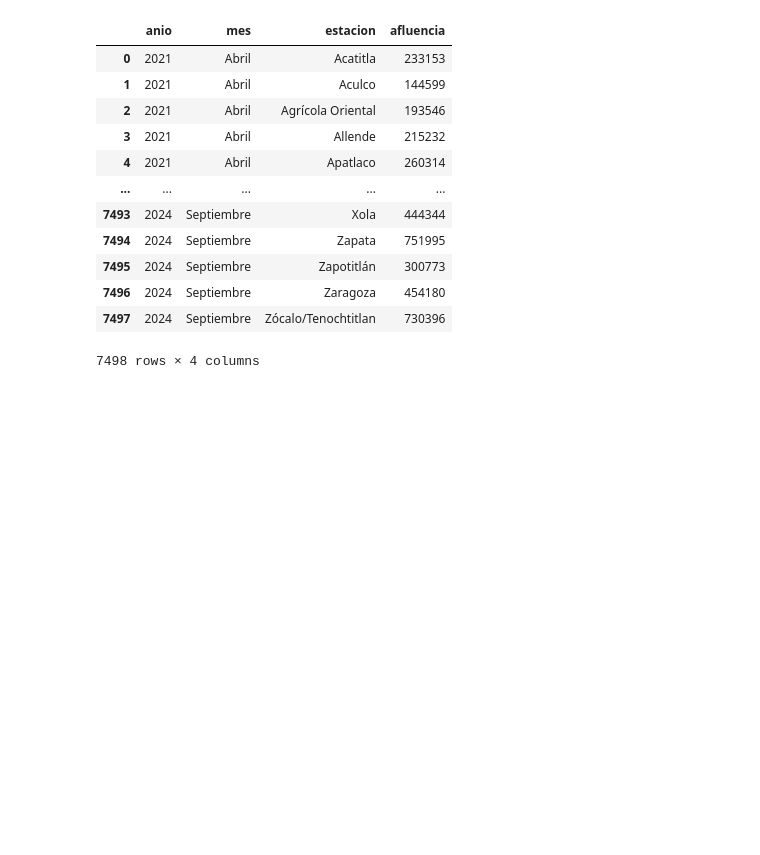
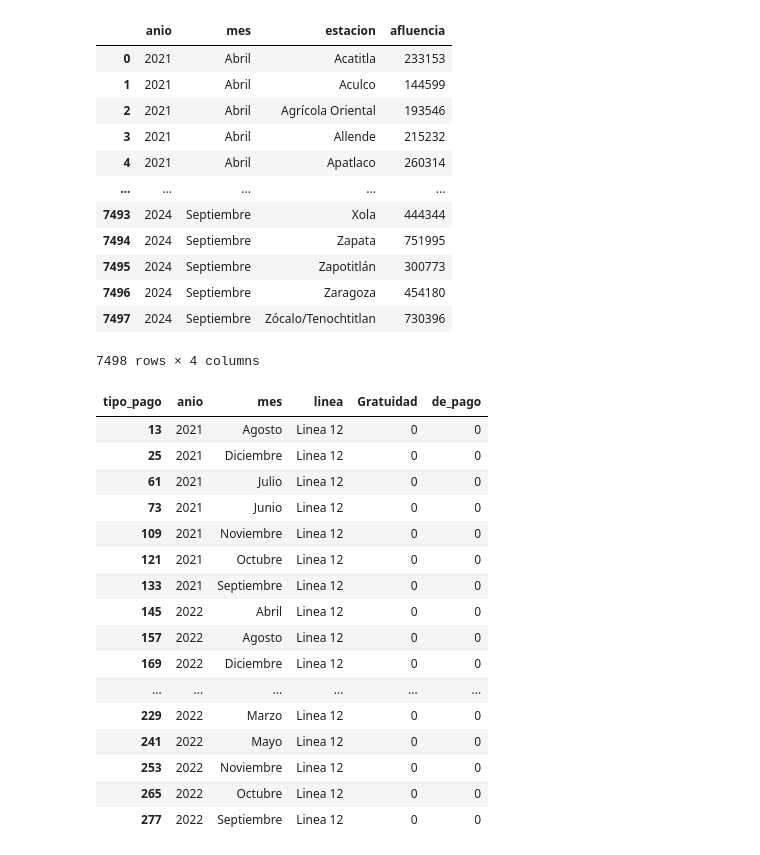
Before and after one commit to hukitan/TT_render, a Jupyter notebook: notebooks/EDA.ipynb, the cells around one changed output. Saved outputs shown, nothing was run; the diff lists cells and outputs as text; code cells hidden in the pictures; blank space fills up the shorter version.

```diff
--- a/notebooks/EDA.ipynb
+++ b/notebooks/EDA.ipynb
@@ -152,5 +157,24 @@ fig.show()
 # %%
 graf2d = aflue.pivot_table(index=["anio", "mes", "linea"],columns="tipo_pago", values="afluencia", aggfunc="sum").reset_index()
 graf2d["de_pago"] = graf2d["Boleto"] + graf2d["Prepago"]
 graf2d = graf2d.drop(columns=['Boleto', "Prepago"])
+graf2d[graf2d["de_pago"]==0] #producto de la clausura del metro debido al accidente
+# %% [output]
+| tipo_pago | anio | mes | linea | Gratuidad | de_pago |
+| 13 | 2021 | Agosto | Linea 12 | 0 | 0 |
+| 25 | 2021 | Diciembre | Linea 12 | 0 | 0 |
+| 61 | 2021 | Julio | Linea 12 | 0 | 0 |
+| 73 | 2021 | Junio | Linea 12 | 0 | 0 |
+| 109 | 2021 | Noviembre | Linea 12 | 0 | 0 |
+| 121 | 2021 | Octubre | Linea 12 | 0 | 0 |
+| 133 | 2021 | Septiembre | Linea 12 | 0 | 0 |
+| 145 | 2022 | Abril | Linea 12 | 0 | 0 |
+| 157 | 2022 | Agosto | Linea 12 | 0 | 0 |
+| 169 | 2022 | Diciembre | Linea 12 | 0 | 0 |
+| ... | ... | ... | ... | ... | ... |
+| 229 | 2022 | Marzo | Linea 12 | 0 | 0 |
+| 241 | 2022 | Mayo | Linea 12 | 0 | 0 |
+| 253 | 2022 | Noviembre | Linea 12 | 0 | 0 |
+| 265 | 2022 | Octubre | Linea 12 | 0 | 0 |
+| 277 | 2022 | Septiembre | Linea 12 | 0 | 0 |
 # %%
```
Also changed, not shown: parts of 2 cells of this notebook, 3 other files.
